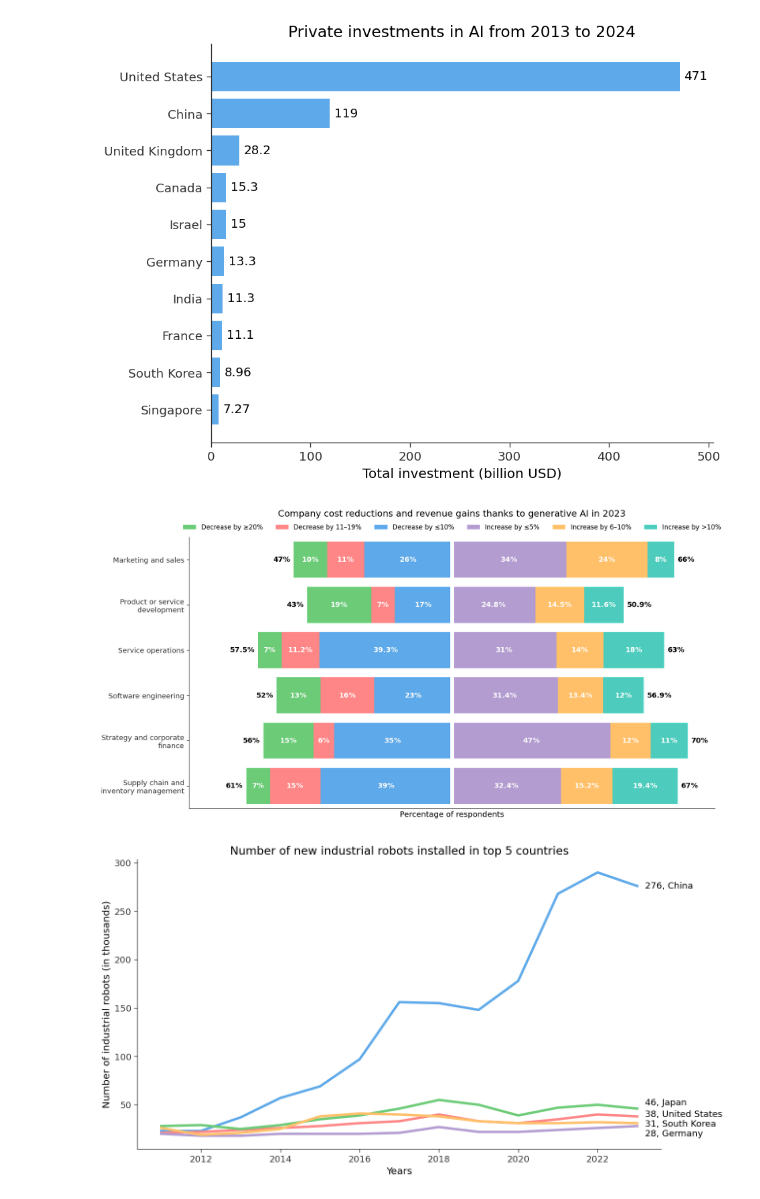
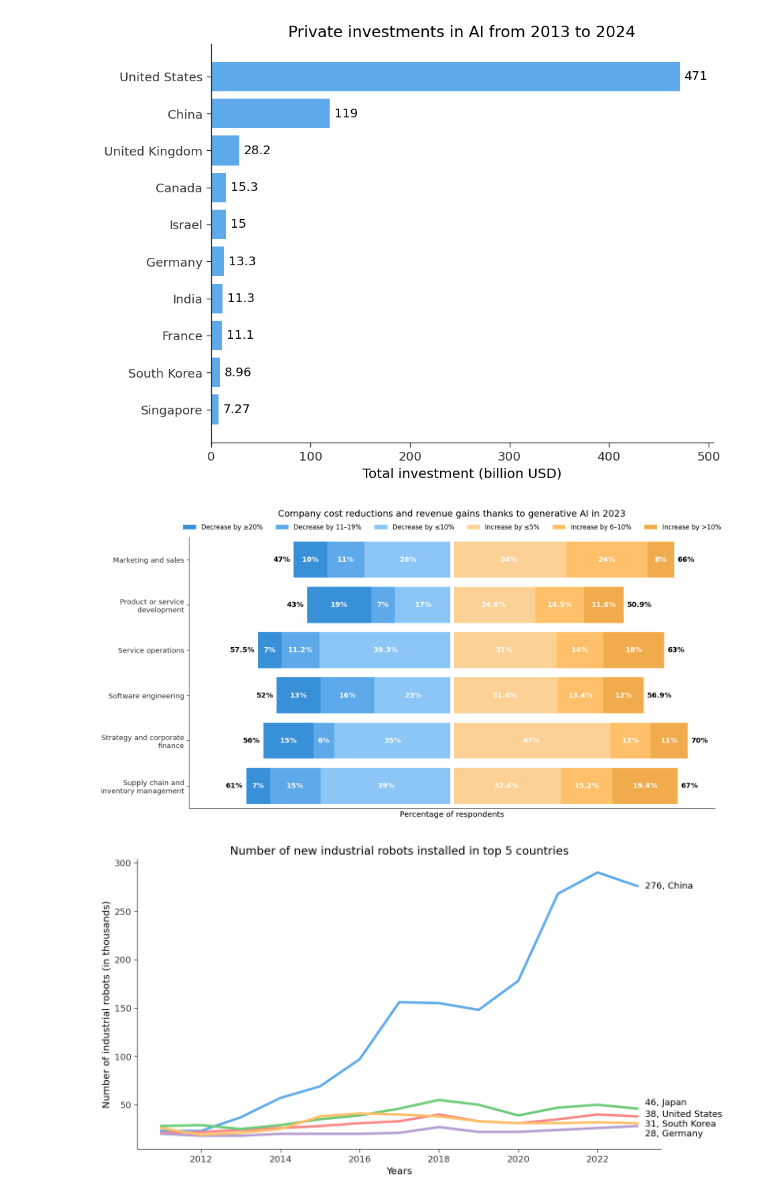
Before and after one commit to Alit54/UniMi---Scientific-Visualization, a Jupyter notebook: gio-charts.ipynb, the cells around one changed output. Saved outputs shown, nothing was run; the diff lists cells and outputs as text; code cells hidden in the pictures.

Commit message:
Changed plot colors

```diff
--- a/gio-charts.ipynb
+++ b/gio-charts.ipynb
@@ -254,6 +254,15 @@ df["value"] = df["% of respondents"].str.replace("%", "").astype(float)
 
 dec_cats = ["Decrease by ≤10%", "Decrease by 11–19%", "Decrease by ≥20%"]
 inc_cats = ["Increase by ≤5%", "Increase by 6–10%", "Increase by >10%"]
+
+colors = {
+    "Decrease by ≥20%": "#3890D8",
+    "Decrease by 11–19%": "#5DA9E9",
+    "Decrease by ≤10%": "#8BC6F6",
+    "Increase by ≤5%": "#FCD196",
+    "Increase by 6–10%": "#FFC069",
+    "Increase by >10%": "#F0AC4C",
+}
 
 dec = df[df["Category"].isin(dec_cats)]
 inc = df[df["Category"].isin(inc_cats)]
@@ -283,7 +292,7 @@ inc_cum = inc_pivot.cumsum(axis=1)
 for col in dec_cats:
     widths = dec_pivot[col]
     starts = -(dec_cum[col] - widths)
-    ax.barh(functions, -widths, left=starts, label=col)
+    ax.barh(functions, -widths, left=starts, label=col, color=colors[col])
     for i, (start, w) in enumerate(zip(starts, widths)):
         if w > 0:
             ax.text(start - w/2, functions[i], str(fmt(w)) + "%", ha="center", va="center", color="white", fontweight="bold")
@@ -298,37 +307,37 @@ for i, (func, total) in enumerate(zip(functions, dec_totals)):
 for col in inc_cats:
     widths = inc_pivot[col]
     starts = (inc_cum[col] - widths)
-    ax.barh(functions, widths, left=starts, label=col)
+    ax.barh(functions, widths, left=starts, label=col, color=colors[col])
     for i, (start, w) in enumerate(zip(starts, widths)):
         if w > 0:
             ax.text(start + w/2, functions[i], str(fmt(w)) + "%", ha="center", va="center", color="white", fontweight="bold")
 
 # Add total percentage at the end of increase bars
 inc_totals = inc_pivot.sum(axis=1)
 for i, (func, total) in enumerate(zip(functions, inc_totals)):
     if total > 0:
         ax.text(total + 1, func, str(fmt(total)) + "%", ha="left", va="center", fontweight="bold")
 
 # Set ylimits to control bar spacing
 ax.set_ylim(-0.5, len(functions) - 0.5)
 
 # Draw white divider line stopping just before the edges
 ax.plot([0, 0], [-0.4, len(functions) - 0.6], color="white", linewidth=6, zorder=10)
 
 ax.set_xlabel("Percentage of respondents", x=0.5)
 ax.set_xlim(-78, 78)
 ax.set_xticks([])
 ax.set_title("Company cost reductions and revenue gains thanks to generative AI in 2023", pad=32)
 
 handles, labels = ax.get_legend_handles_labels()
 handles = handles[2::-1] + handles[3:]
 labels = labels[2::-1] + labels[3:]
 ax.legend(handles, labels, ncol=6, loc="upper center", bbox_to_anchor=(0.5, 1.07))
 
 plt.tight_layout()
 plt.show()
 # %% [output]
-[figure, old version]
+[figure, new version]
 # %%
 df = pd.read_csv("datasets/economy/data/fig-455.csv")
 
```
Also changed, not shown: parts of 2 cells of this notebook.
